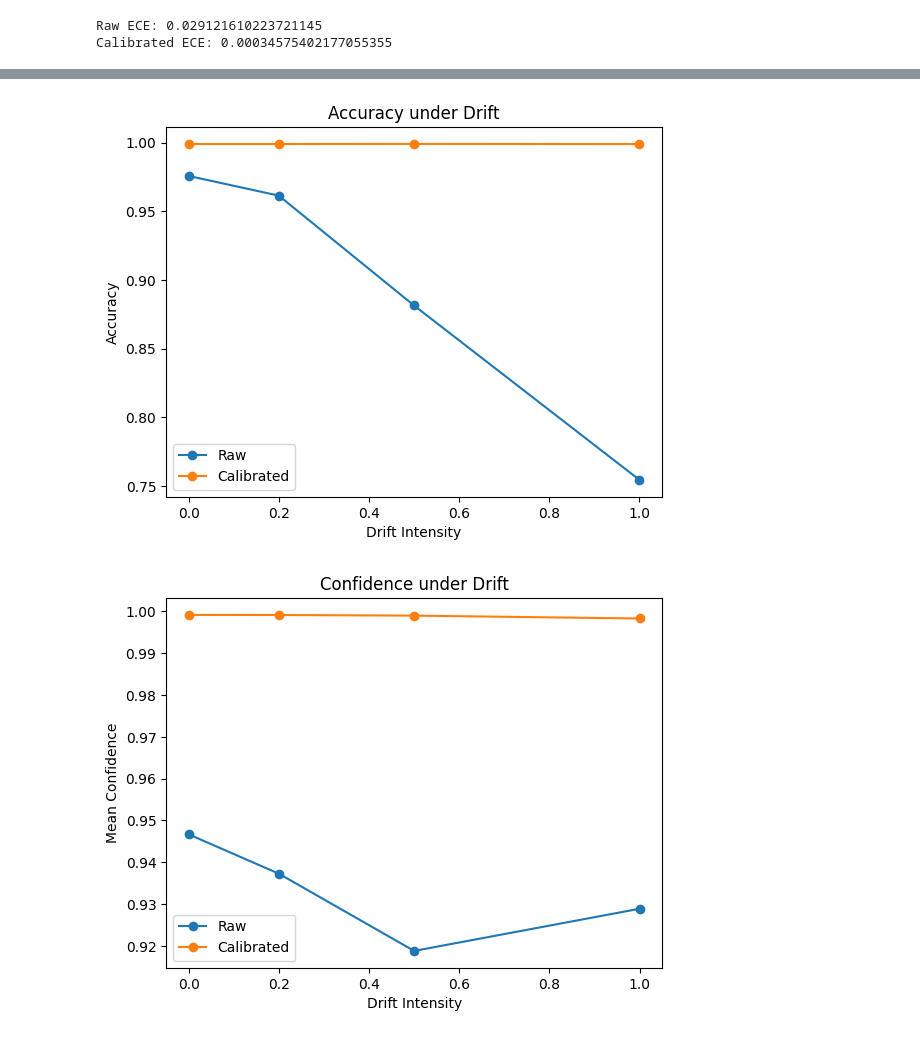
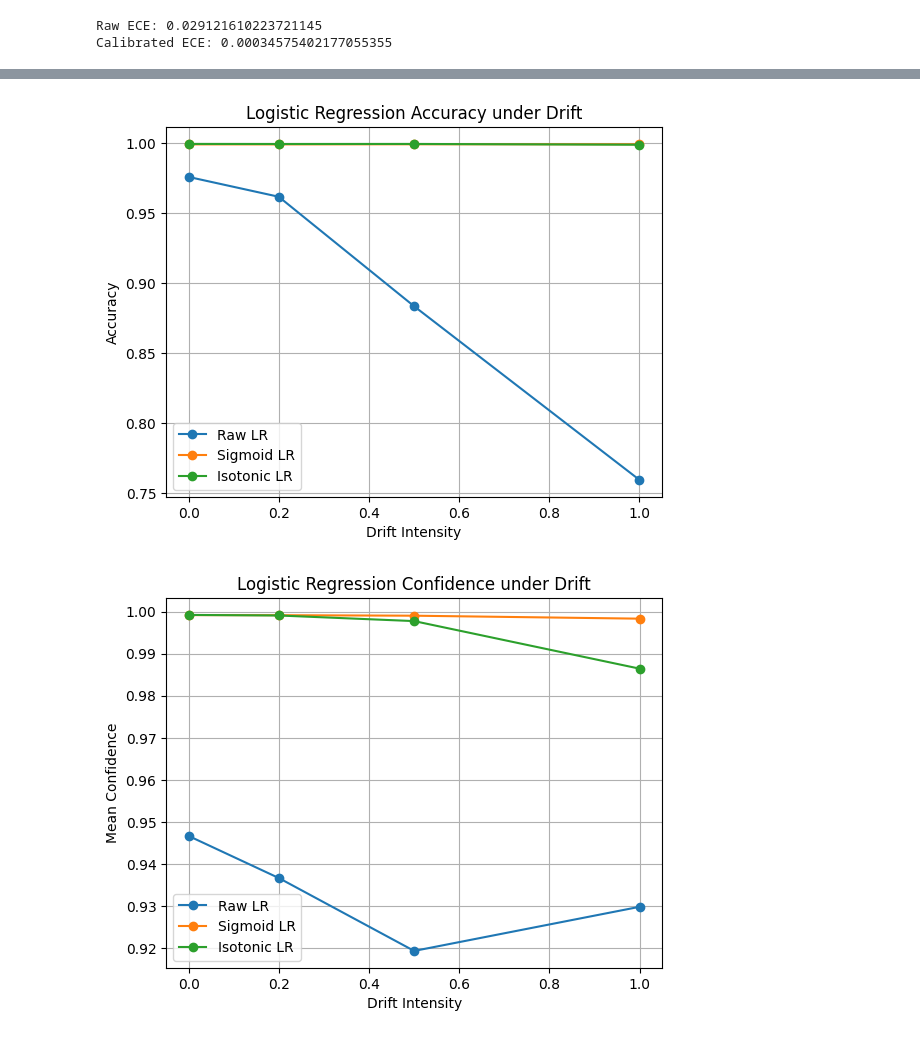
Before and after one commit to mukundhr/ModelGuard, a Jupyter notebook: code/lr.ipynb, the cells around one changed output, grey strips where cells are left out. Saved outputs shown, nothing was run; the diff lists cells and outputs as text; code cells hidden in the pictures.

```diff
--- a/code/lr.ipynb
+++ b/code/lr.ipynb
@@ -78,16 +54,14 @@ Train Accuracy: 0.9767501740957263
 Validation Accuracy: 0.9751939889751062
 Test Accuracy: 0.9758084336926371
 # %%
-# Calibrate the model using isotonic regression
-calibrated_lr = CalibratedClassifierCV(
-    lr,
-    method="isotonic",
-    cv="prefit"
-)
+# Calibrate the model using isotonic and sigmoid regression
+cal_sig = CalibratedClassifierCV(lr, method="sigmoid", cv="prefit")
+cal_sig.fit(X_val, y_val)
 
-calibrated_lr.fit(X_val, y_val)
-cal_probs = calibrated_lr.predict_proba(X_test)
+cal_iso = CalibratedClassifierCV(lr, method="isotonic", cv="prefit")
+cal_iso.fit(X_val, y_val)
 raw_probs = lr.predict_proba(X_test)
+cal_probs = cal_iso.predict_proba(X_test)
 
 def entropy(p):
     return -np.sum(p*np.log(p+1e-9), axis=1)
@@ -211,21 +203,36 @@ Drift Results (Intensity, Raw Acc, Cal Acc, Raw Conf, Cal Conf, Raw Ent, Cal Ent
 # %%
+drift = [r[0] for r in lr_results]
+
+raw_acc = [r[1] for r in lr_results]
+sig_acc = [r[2] for r in lr_results]
+iso_acc = [r[3] for r in lr_results]
 plt.figure()
 plt.plot(drift, raw_acc, marker='o')
-plt.plot(drift, cal_acc, marker='o')
+plt.plot(drift, sig_acc, marker='o')
+plt.plot(drift, iso_acc, marker='o')
+
 plt.xlabel("Drift Intensity")
 plt.ylabel("Accuracy")
-plt.title("Accuracy under Drift")
-plt.legend(["Raw", "Calibrated"])
+plt.title("Logistic Regression Accuracy under Drift")
+plt.legend(["Raw LR", "Sigmoid LR", "Isotonic LR"])
+plt.grid(True)
 plt.show()
+
+raw_conf = [r[4] for r in lr_results]
+sig_conf = [r[5] for r in lr_results]
+iso_conf = [r[6] for r in lr_results]
 
 plt.figure()
 plt.plot(drift, raw_conf, marker='o')
-plt.plot(drift, cal_conf, marker='o')
+plt.plot(drift, sig_conf, marker='o')
+plt.plot(drift, iso_conf, marker='o')
+
 plt.xlabel("Drift Intensity")
 plt.ylabel("Mean Confidence")
-plt.title("Confidence under Drift")
-plt.legend(["Raw", "Calibrated"])
+plt.title("Logistic Regression Confidence under Drift")
+plt.legend(["Raw LR", "Sigmoid LR", "Isotonic LR"])
+plt.grid(True)
 plt.show()
 # %% [output]
-[figure, old version]
+[figure, new version]
-[figure, old version]
+[figure, new version]
```
Also changed, not shown: parts of 5 cells of this notebook, 10 other files.
